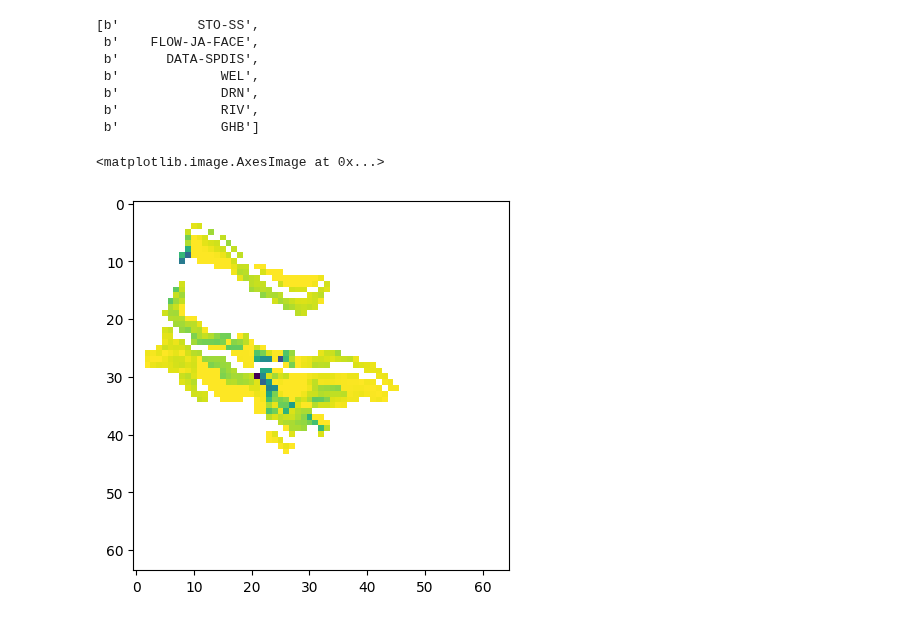
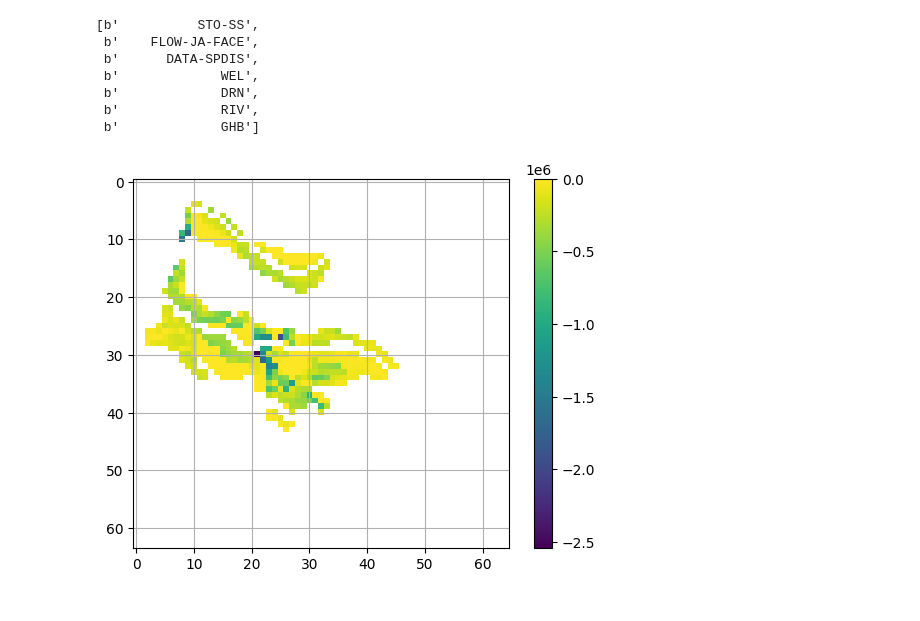
Before and after one commit to carlibeisel/mason_water_budget, a Jupyter notebook: tvgwfm.ipynb, the cells around one changed output. Cells and saved outputs as stored; diff of their text form; code cells hidden in the pictures.

```diff
--- a/tvgwfm.ipynb
+++ b/tvgwfm.ipynb
@@ -53,15 +65,16 @@ bud.get_unique_record_names()
 # %%
 # get a list of numpy masked arrays, where each stress period (and time-step)
 # is an item in the list
 drn_out_arr = bud.get_data(text='DRN', full3D=True)
 # get a single masked array out of the list (in this case the 0th stress period)
 drn_ma_i = drn_out_arr[0]
 # get a regular numpy array by filling the masked cells with nan
 drn_arr_i = drn_ma_i.filled(np.nan)
 # get the top layer values
 drn_arr_lay1 = drn_arr_i[0, :, :]
 # plot
 plt.imshow(drn_arr_lay1)
+plt.colorbar()
+plt.grid()
 # %% [output]
-<matplotlib.image.AxesImage at 0x...>
-[figure, old version]
+[figure, new version]
```
Also changed, not shown: parts of 12 cells of this notebook.
